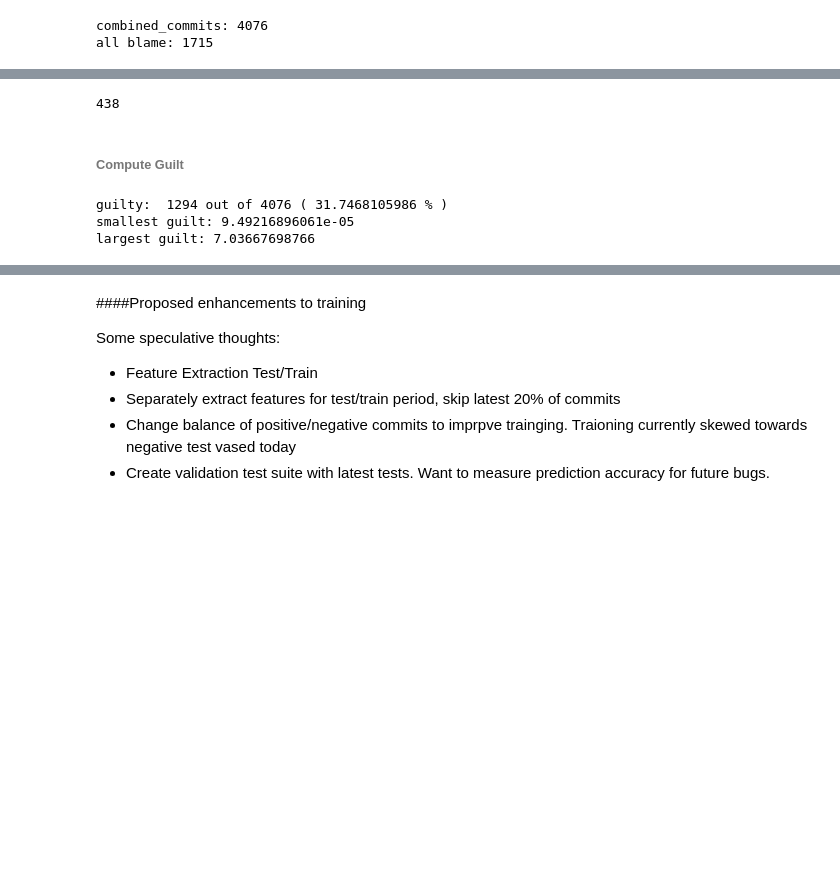
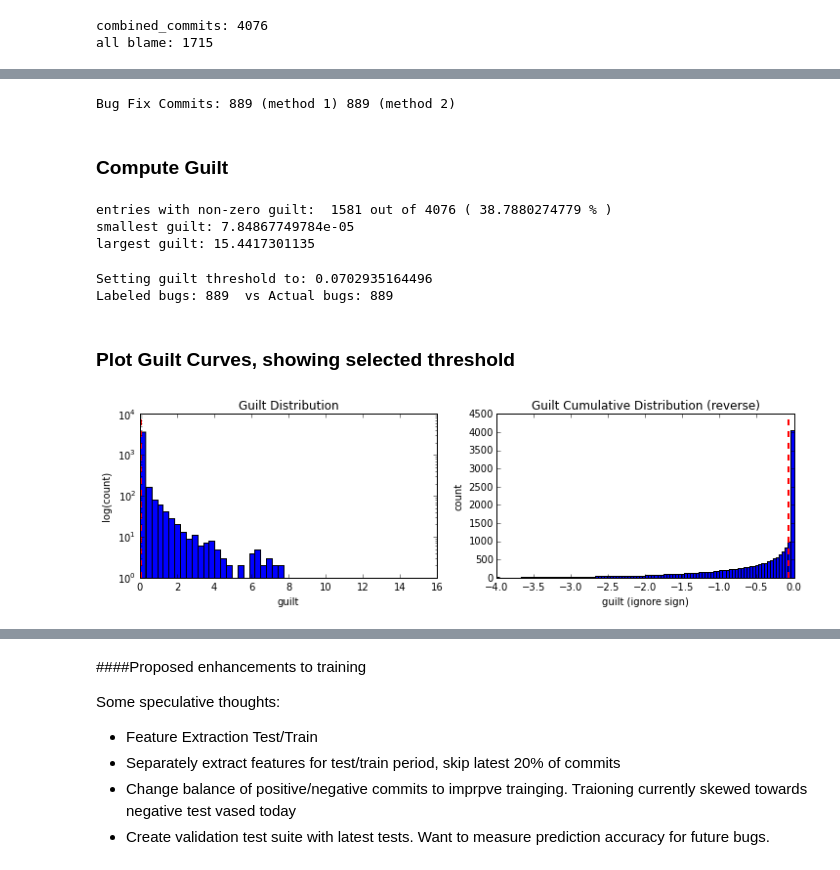
Before and after one commit to williamsdoug/GitAnalysis, a Jupyter notebook: BlameAnalysis.ipynb, the cells around one changed output, grey strips where cells are left out. Drawn from its saved outputs; the diff is of its cells as text; code cells hidden in the pictures; blank space fills up the shorter version.

Commit message:
added auto thresholding of guilt

```diff
--- a/BlameAnalysis.ipynb
+++ b/BlameAnalysis.ipynb
@@ -90,4 +95,5 @@ from commit_analysis import compute_guilt
 # PROJECT = 'heat'
 PROJECT = 'glance'
 
-IMPORTANCE = 'high+'
+# IMPORTANCE = 'high+'
+IMPORTANCE = 'med+'
@@ -124,14 +111,45 @@ all blame: 1715
 # %%
 bug_fix_commits = [k for k,v in combined_commits.items()
                    if filter_bug_fix_combined_commits(v, importance=IMPORTANCE)]
-print len(bug_fix_commits)
+
+bug_fix_commits2 = [be['cid'] for be in all_blame
+                    if filter_bug_fix_combined_commits(combined_commits[be['cid']],
+                                                       importance=IMPORTANCE)]
+actual_bugs = len(bug_fix_commits)
+print 'Bug Fix Commits:', len(bug_fix_commits), '(method 1)', len(bug_fix_commits), '(method 2)',
 # %% [output]
-438
+Bug Fix Commits: 889 (method 1) 889 (method 2)
 # %% [markdown]
-###### Compute Guilt
+### Compute Guilt
 # %%
 compute_guilt(combined_commits, all_blame, importance=IMPORTANCE)
 # %% [output]
-guilty:  1294 out of 4076 ( 31.7468105986 % )
-smallest guilt: 9.49216896061e-05
-largest guilt: 7.03667698766
+entries with non-zero guilt:  1581 out of 4076 ( 38.7880274779 % )
+smallest guilt: 7.84867749784e-05
+largest guilt: 15.4417301135
+# %%
+guilt_threshold, labeled_bugs = autoset_threshold(combined_commits, actual_bugs)
+print 'Setting guilt threshold to:', guilt_threshold
+print 'Labeled bugs:', labeled_bugs, ' vs Actual bugs:', actual_bugs
+# %% [output]
+Setting guilt threshold to: 0.0702935164496
+Labeled bugs: 889  vs Actual bugs: 889
+# %% [markdown]
+### Plot Guilt Curves, showing selected threshold
+# %%
+plt.figure(figsize=(12,3))
+plt.subplot(1, 2, 1)
+plt.title('Guilt Distribution'); plt.ylabel('log(count)'); plt.xlabel('guilt')
+plt.hist([v['guilt'] for v in combined_commits.values()],
+         log=True, bins=50)
+plt.axvline(guilt_threshold, color='r', linestyle='dashed', linewidth=2)
+
+plt.subplot(1, 2, 2)
+plt.title('Guilt Cumulative Distribution (reverse)'); plt.ylabel('count'); plt.xlabel('guilt (ignore sign)')
+plt.hist([- v['guilt'] for v in combined_commits.values()],
+         log=False, range=(-4, 0), bins=100, cumulative=True)
+
+plt.axvline(-guilt_threshold, color='r', linestyle='dashed', linewidth=2)
+plt.show()
+# %% [output]
+[figure, added]
```
Also changed, not shown: parts of 29 cells of this notebook, 6 other files.
